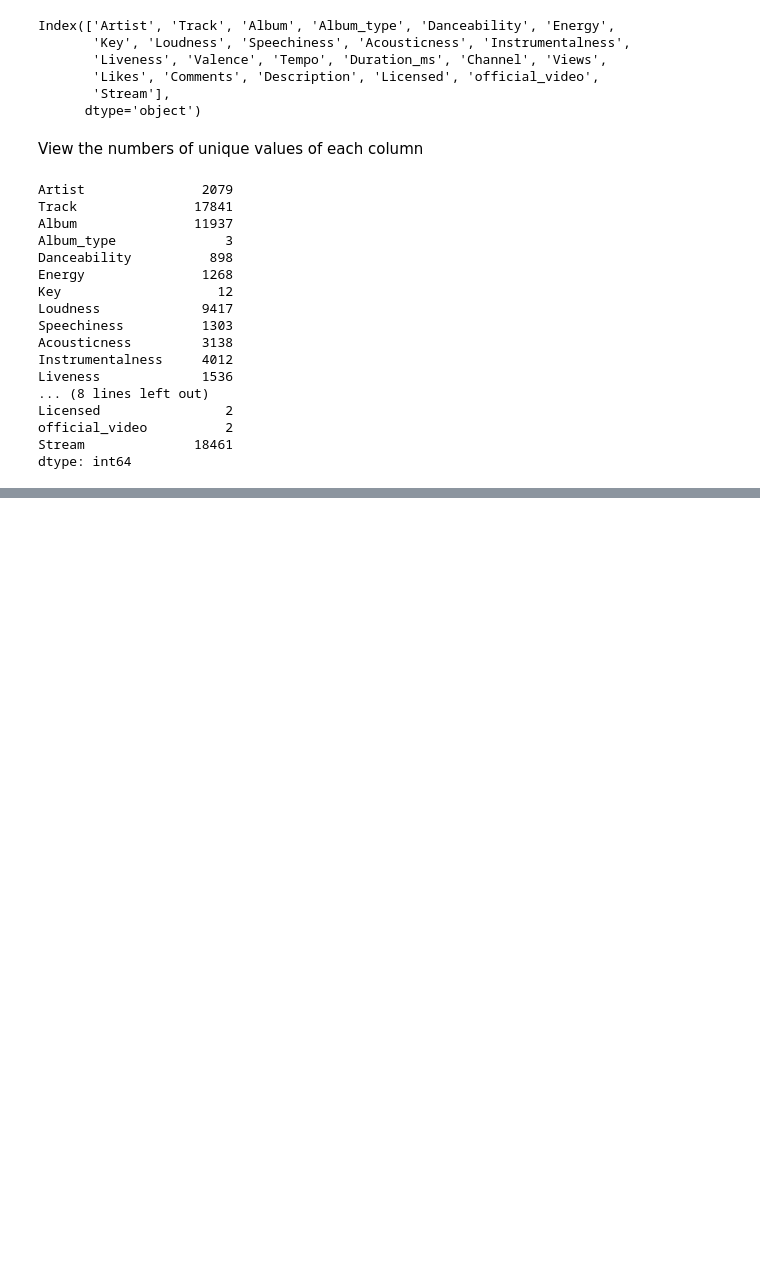
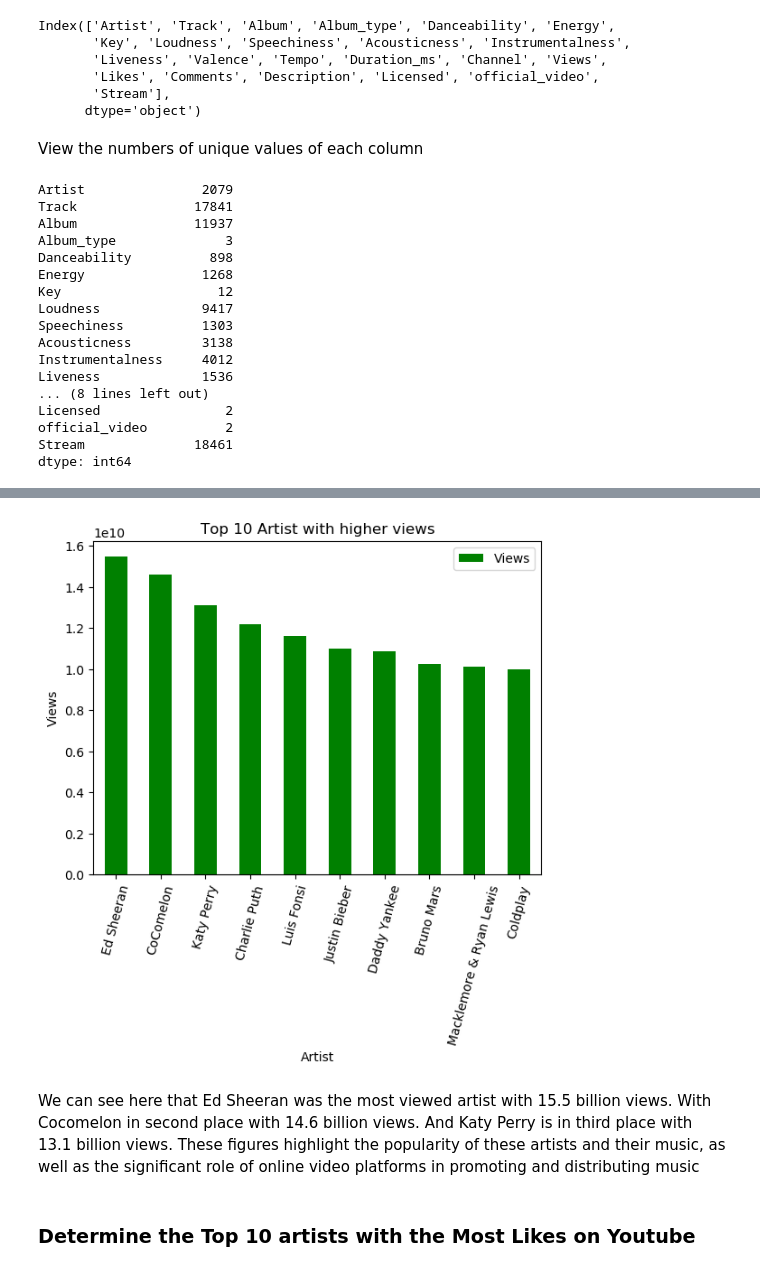
Before and after one commit to JeffreyAsuncion/SpotifyAndYoutube_DataAnalysis, a Jupyter notebook: DataAnalysis_SpotifyAndYoutube.ipynb, the cells around one changed output, grey strips where cells are left out. Saved outputs shown, nothing was run; the diff lists cells and outputs as text; code cells hidden in the pictures; blank space fills up the shorter version.

Commit message:
Most Liked, Mosted Viewed, Most Commented

```diff
--- a/DataAnalysis_SpotifyAndYoutube.ipynb
+++ b/DataAnalysis_SpotifyAndYoutube.ipynb
@@ -126,0 +165,2 @@ dtype: int64
+# %%
+df.dropna(inplace=True)
@@ -126,0 +217,4 @@ dtype: int64
+# %%
+df['Views']=df['Views'].astype('int')
+df['Likes']=df['Likes'].astype('int')
+df['Comments']=df['Comments'].astype('int')
@@ -126,0 +262,3 @@ dtype: int64
+# %%
+view=df.groupby('Artist')['Views'].agg('sum').reset_index().sort_values('Views', ascending=False).head(10)
+view
@@ -126,0 +277,14 @@ dtype: int64
+# %%
+view.set_index('Artist', inplace=True)
+view.plot(kind='bar',color='g')
+plt.xlabel('Artist')
+plt.ylabel('Views')
+plt.title('Top 10 Artist with higher views')
+plt.xticks(rotation=75)
+plt.show()
+# %% [output]
+[figure, added]
+# %% [markdown]
+We can see here that Ed Sheeran was the most viewed artist with 15.5 billion views. With Cocomelon in second place with 14.6 billion views. And Katy Perry is in third place with 13.1 billion views. These figures highlight the popularity of these artists and their music, as well as the significant role of online video platforms in promoting and distributing music
+# %% [markdown]
+### Determine the Top 10 artists with the Most Likes on Youtube
```
Also changed, not shown: parts of 29 cells of this notebook.
